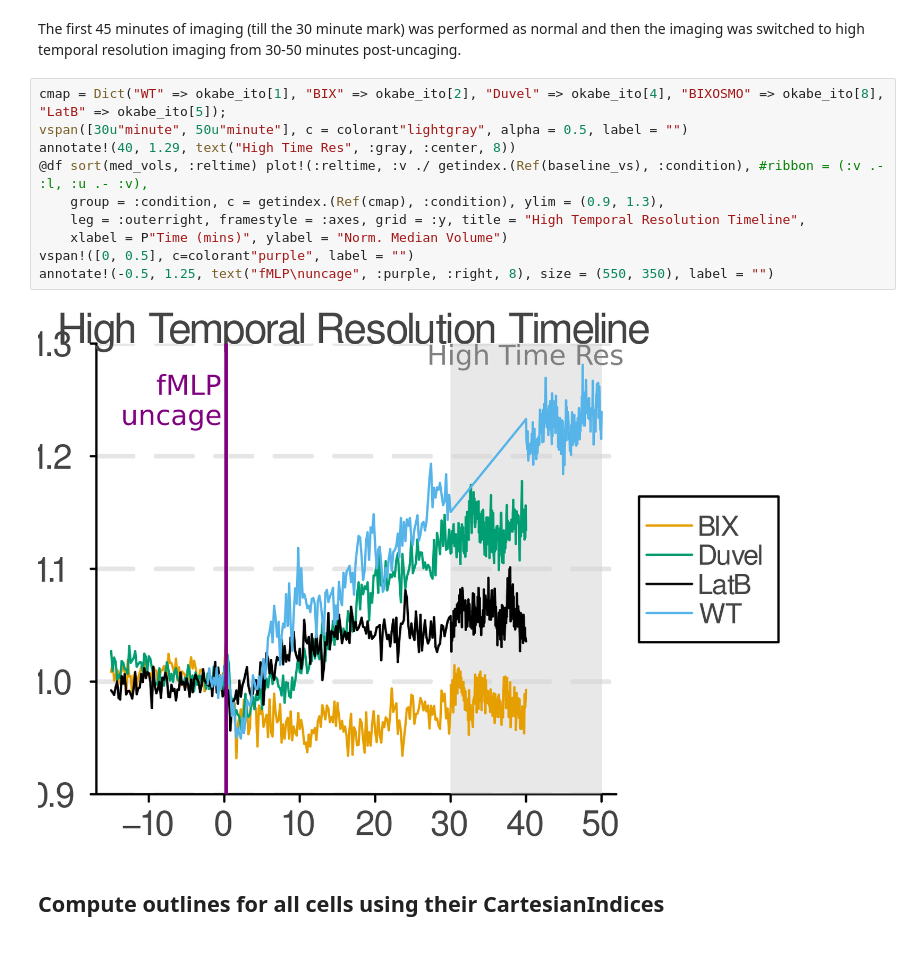
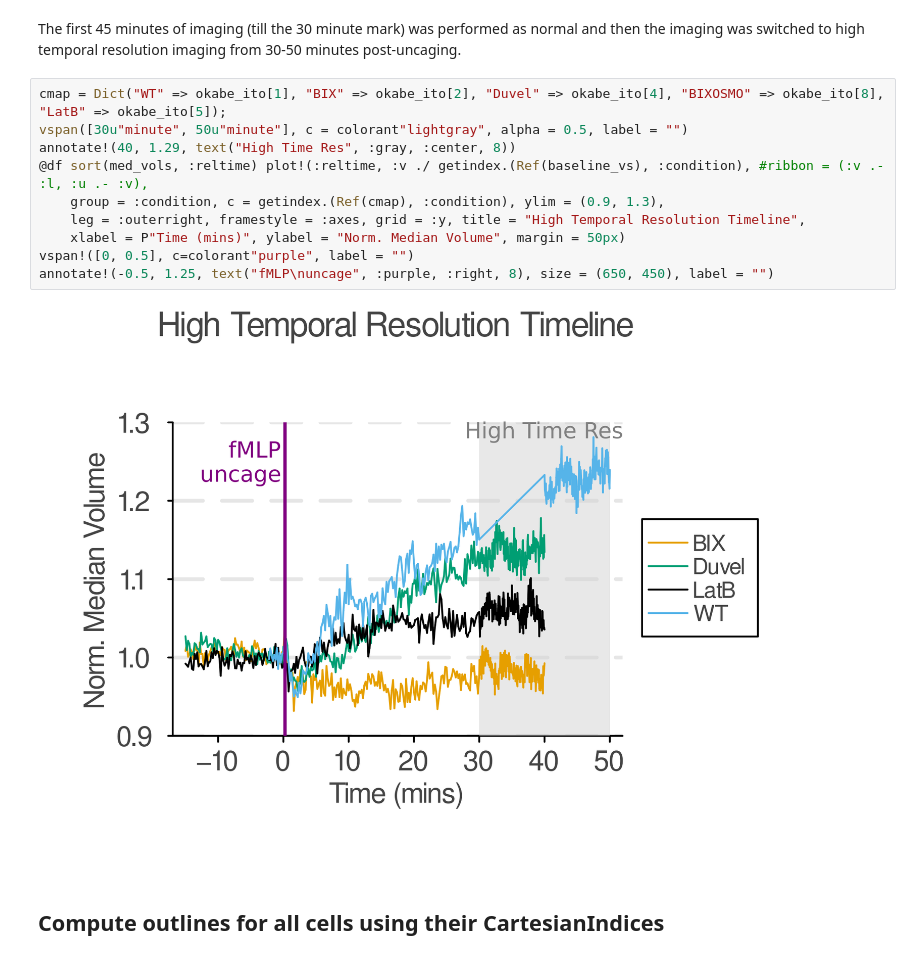
Before and after one commit to tlnagy/Nagy_2023_SwellMigration, a Jupyter notebook: figures/Notebooks/singlecell.ipynb, the cells around one changed output. Cells and saved outputs as stored; diff of their text form.

```diff
--- a/figures/Notebooks/singlecell.ipynb
+++ b/figures/Notebooks/singlecell.ipynb
@@ -93,15 +104,15 @@ from 30-50 minutes post-uncaging.
 # %%
 cmap = Dict("WT" => okabe_ito[1], "BIX" => okabe_ito[2], "Duvel" => okabe_ito[4], "BIXOSMO" => okabe_ito[8], "LatB" => okabe_ito[5]);
 vspan([30u"minute", 50u"minute"], c = colorant"lightgray", alpha = 0.5, label = "")
 annotate!(40, 1.29, text("High Time Res", :gray, :center, 8))
 @df sort(med_vols, :reltime) plot!(:reltime, :v ./ getindex.(Ref(baseline_vs), :condition), #ribbon = (:v .- :l, :u .- :v),
     group = :condition, c = getindex.(Ref(cmap), :condition), ylim = (0.9, 1.3),
     leg = :outerright, framestyle = :axes, grid = :y, title = "High Temporal Resolution Timeline",
-    xlabel = P"Time (mins)", ylabel = "Norm. Median Volume")
+    xlabel = P"Time (mins)", ylabel = "Norm. Median Volume", margin = 50px)
 vspan!([0, 0.5], c=colorant"purple", label = "")
-annotate!(-0.5, 1.25, text("fMLP\nuncage", :purple, :right, 8), size = (550, 350), label = "")
+annotate!(-0.5, 1.25, text("fMLP\nuncage", :purple, :right, 8), size = (650, 450), label = "")
 # %% [output]
-[figure, old version]
+[figure, new version]
 # %% [markdown]
 ## Compute outlines for all cells using their CartesianIndices
 # %% [markdown]
```
Also changed, not shown: parts of 15 cells of this notebook, 29 other files.
